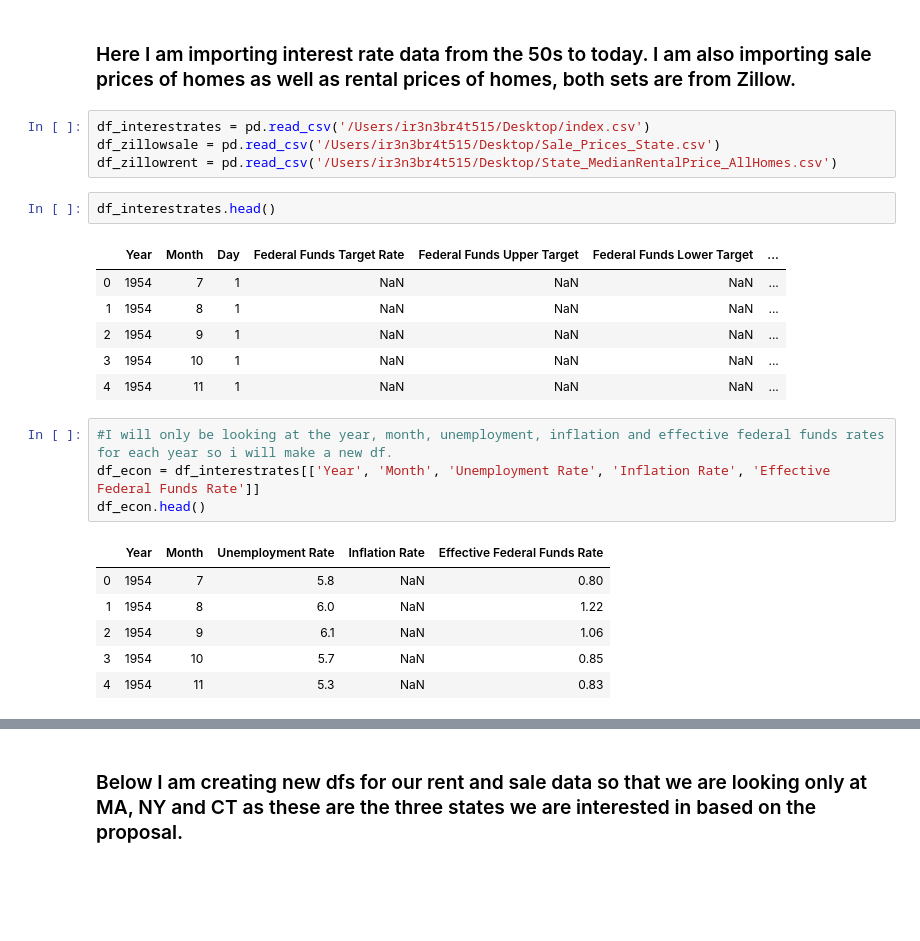
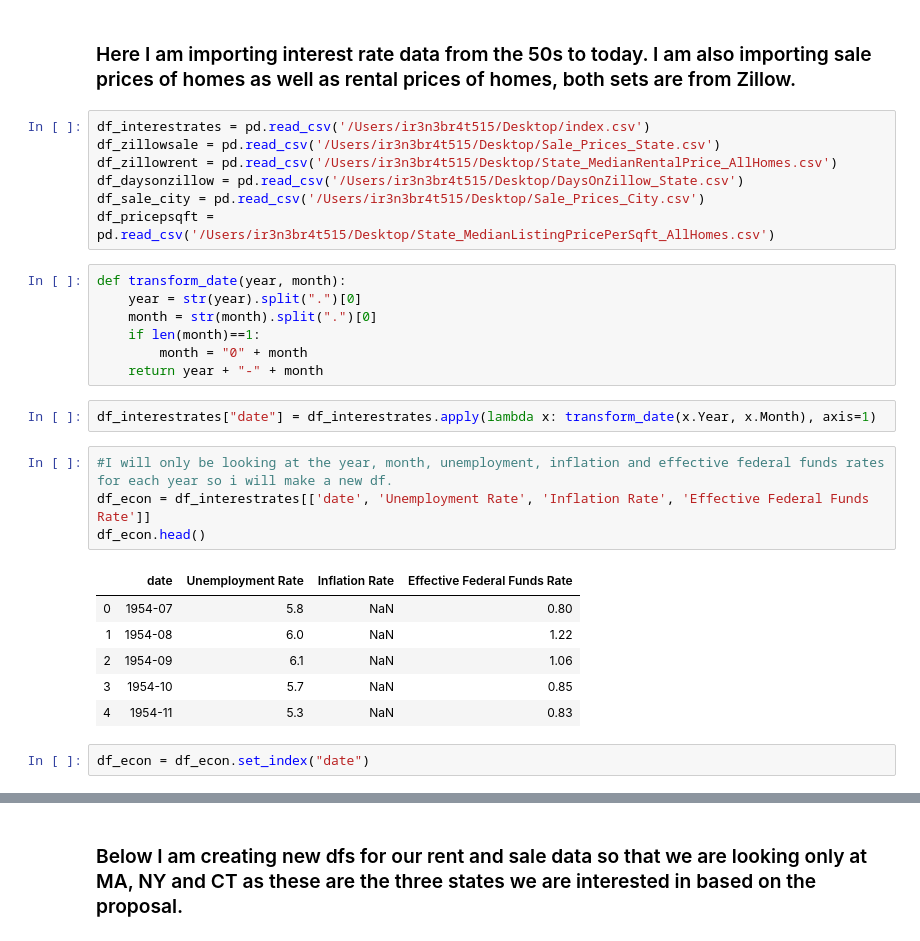
Before and after one commit to irenebratsis/Thinkful, a Jupyter notebook: 42. Final Capstone!!! .ipynb, the cells around one changed output, grey strips where cells are left out. Drawn from its saved outputs; the diff is of its cells as text; blank space fills up the shorter version.

```diff
--- a/42. Final Capstone!!! .ipynb
+++ b/42. Final Capstone!!! .ipynb
@@ -71,26 +81,31 @@ import seaborn as sns
 df_interestrates = pd.read_csv('/Users/ir3n3br4t515/Desktop/index.csv')
 df_zillowsale = pd.read_csv('/Users/ir3n3br4t515/Desktop/Sale_Prices_State.csv')
 df_zillowrent = pd.read_csv('/Users/ir3n3br4t515/Desktop/State_MedianRentalPrice_AllHomes.csv')
+df_daysonzillow = pd.read_csv('/Users/ir3n3br4t515/Desktop/DaysOnZillow_State.csv')
+df_sale_city = pd.read_csv('/Users/ir3n3br4t515/Desktop/Sale_Prices_City.csv')
+df_pricepsqft = pd.read_csv('/Users/ir3n3br4t515/Desktop/State_MedianListingPricePerSqft_AllHomes.csv')
-# %%
-df_interestrates.head()
-# %% [output]
-|  | Year | Month | Day | Federal Funds Target Rate | Federal Funds Upper Target | Federal Funds Lower Target | ... |
-| 0 | 1954 | 7 | 1 | NaN | NaN | NaN | ... |
-| 1 | 1954 | 8 | 1 | NaN | NaN | NaN | ... |
-| 2 | 1954 | 9 | 1 | NaN | NaN | NaN | ... |
-| 3 | 1954 | 10 | 1 | NaN | NaN | NaN | ... |
-| 4 | 1954 | 11 | 1 | NaN | NaN | NaN | ... |
+# %%
+def transform_date(year, month):
+    year = str(year).split(".")[0]
+    month = str(month).split(".")[0]
+    if len(month)==1:
+        month = "0" + month
+    return year + "-" + month
+# %%
+df_interestrates["date"] = df_interestrates.apply(lambda x: transform_date(x.Year, x.Month), axis=1)
 # %%
 #I will only be looking at the year, month, unemployment, inflation and effective federal funds rates for each year so i will make a new df.
-df_econ = df_interestrates[['Year', 'Month', 'Unemployment Rate', 'Inflation Rate', 'Effective Federal Funds Rate']]
+df_econ = df_interestrates[['date', 'Unemployment Rate', 'Inflation Rate', 'Effective Federal Funds Rate']]
 df_econ.head()
 # %% [output]
-|  | Year | Month | Unemployment Rate | Inflation Rate | Effective Federal Funds Rate |
-| 0 | 1954 | 7 | 5.8 | NaN | 0.80 |
-| 1 | 1954 | 8 | 6.0 | NaN | 1.22 |
-| 2 | 1954 | 9 | 6.1 | NaN | 1.06 |
-| 3 | 1954 | 10 | 5.7 | NaN | 0.85 |
-| 4 | 1954 | 11 | 5.3 | NaN | 0.83 |
+|  | date | Unemployment Rate | Inflation Rate | Effective Federal Funds Rate |
+| 0 | 1954-07 | 5.8 | NaN | 0.80 |
+| 1 | 1954-08 | 6.0 | NaN | 1.22 |
+| 2 | 1954-09 | 6.1 | NaN | 1.06 |
+| 3 | 1954-10 | 5.7 | NaN | 0.85 |
+| 4 | 1954-11 | 5.3 | NaN | 0.83 |
+# %%
+df_econ = df_econ.set_index("date")
 # %%
 df_econ_transposed = df_econ.T
 df_econ_transposed.head()
```
Also changed, not shown: parts of 105 cells of this notebook.
